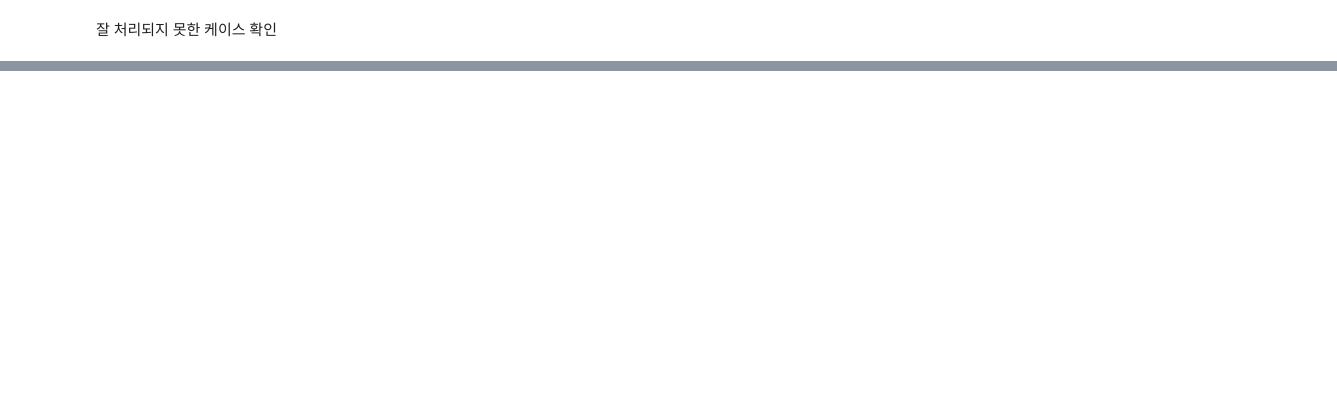
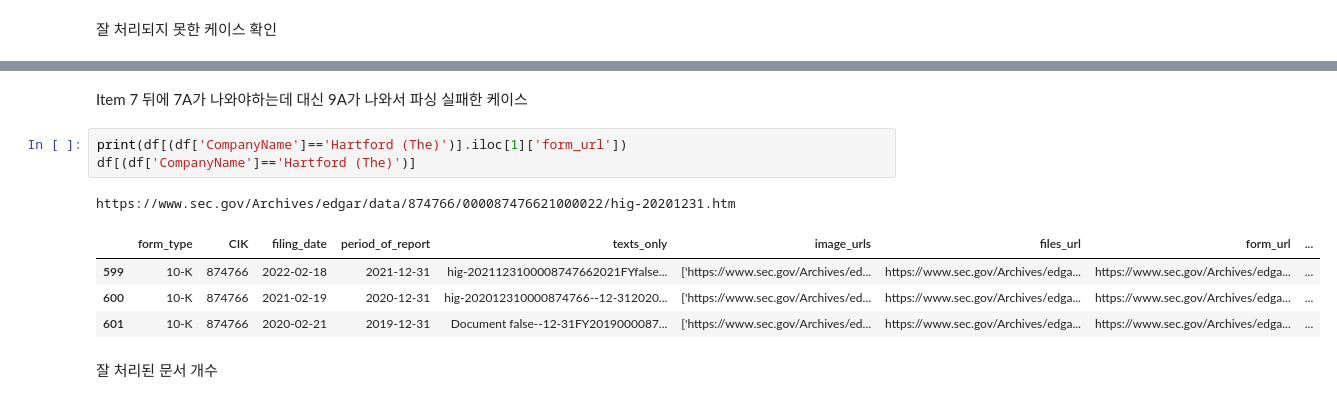
Before and after one commit to sophia-jihye/sec, a Jupyter notebook: Check parsed 10-Ks.ipynb, the cells around one changed output, grey strips where cells are left out. Cells and saved outputs as stored; diff of their text form; blank space fills up the shorter version.

```diff
--- a/Check parsed 10-Ks.ipynb
+++ b/Check parsed 10-Ks.ipynb
@@ -123 +159,14 @@ array(['https://www.sec.gov/Archives/edgar/data/899051/000089905122000015/all-20
+# %% [markdown]
+Item 7 뒤에 7A가 나와야하는데 대신 9A가 나와서 파싱 실패한 케이스
+# %%
+print(df[(df['CompanyName']=='Hartford (The)')].iloc[1]['form_url'])
+df[(df['CompanyName']=='Hartford (The)')]
+# %% [output]
+https://www.sec.gov/Archives/edgar/data/874766/000087476621000022/hig-20201231.htm
+|  | form_type | CIK | filing_date | period_of_report | texts_only | image_urls | files_url | form_url | ... |
+| 599 | 10-K | 874766 | 2022-02-18 | 2021-12-31 | hig-2021123100008747662021FYfalse... | ['https://www.sec.gov/Archives/ed... | https://www.sec.gov/Archives/edga... | https://www.sec.gov/Archives/edga... | ... |
+| 600 | 10-K | 874766 | 2021-02-19 | 2020-12-31 | hig-202012310000874766--12-312020... | ['https://www.sec.gov/Archives/ed... | https://www.sec.gov/Archives/edga... | https://www.sec.gov/Archives/edga... | ... |
+| 601 | 10-K | 874766 | 2020-02-21 | 2019-12-31 | Document false--12-31FY2019000087... | ['https://www.sec.gov/Archives/ed... | https://www.sec.gov/Archives/edga... | https://www.sec.gov/Archives/edga... | ... |
+# %% [markdown]
+잘 처리된 문서 개수
 # %%
```
Also changed, not shown: parts of 20 cells of this notebook, 4 other files.
